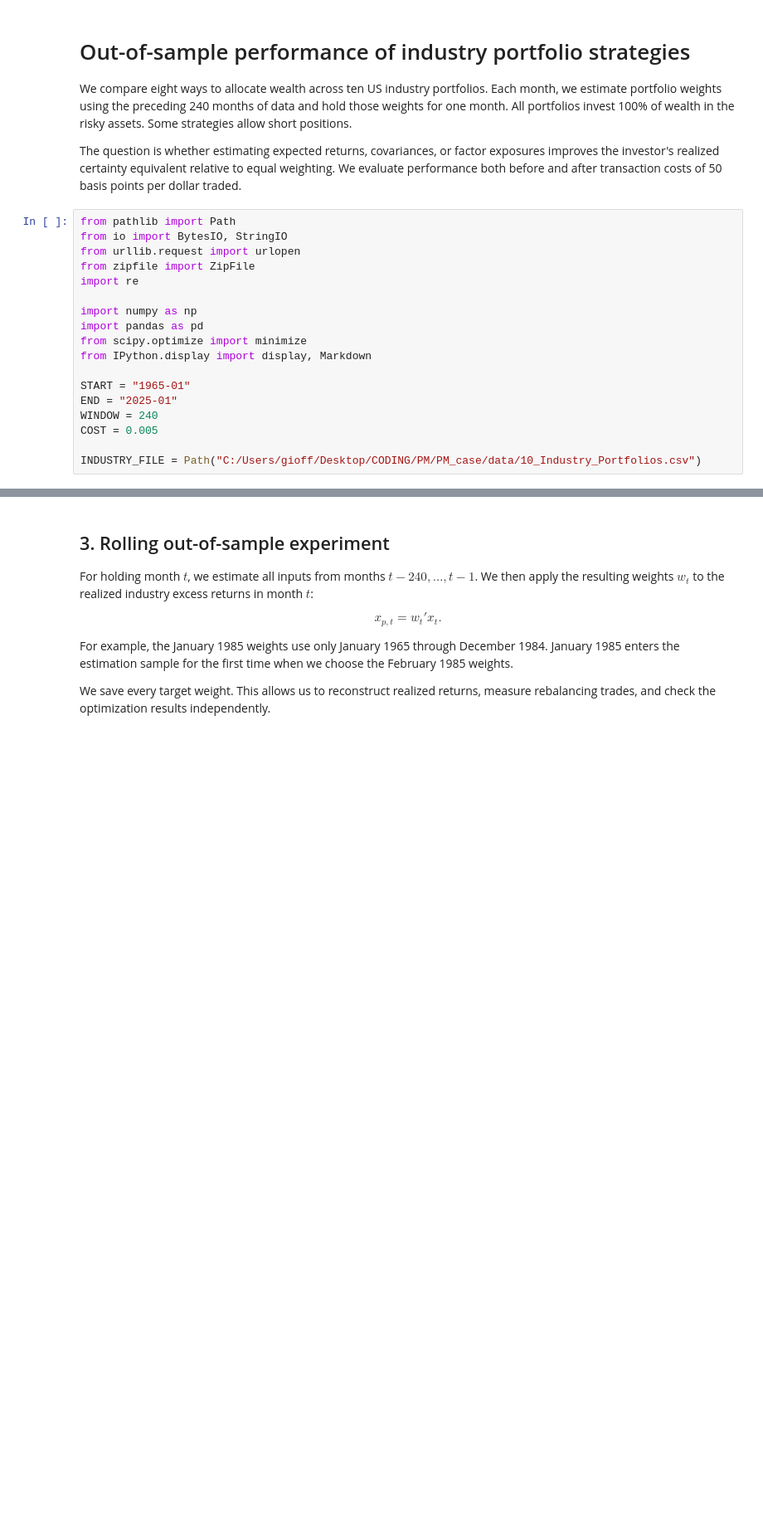
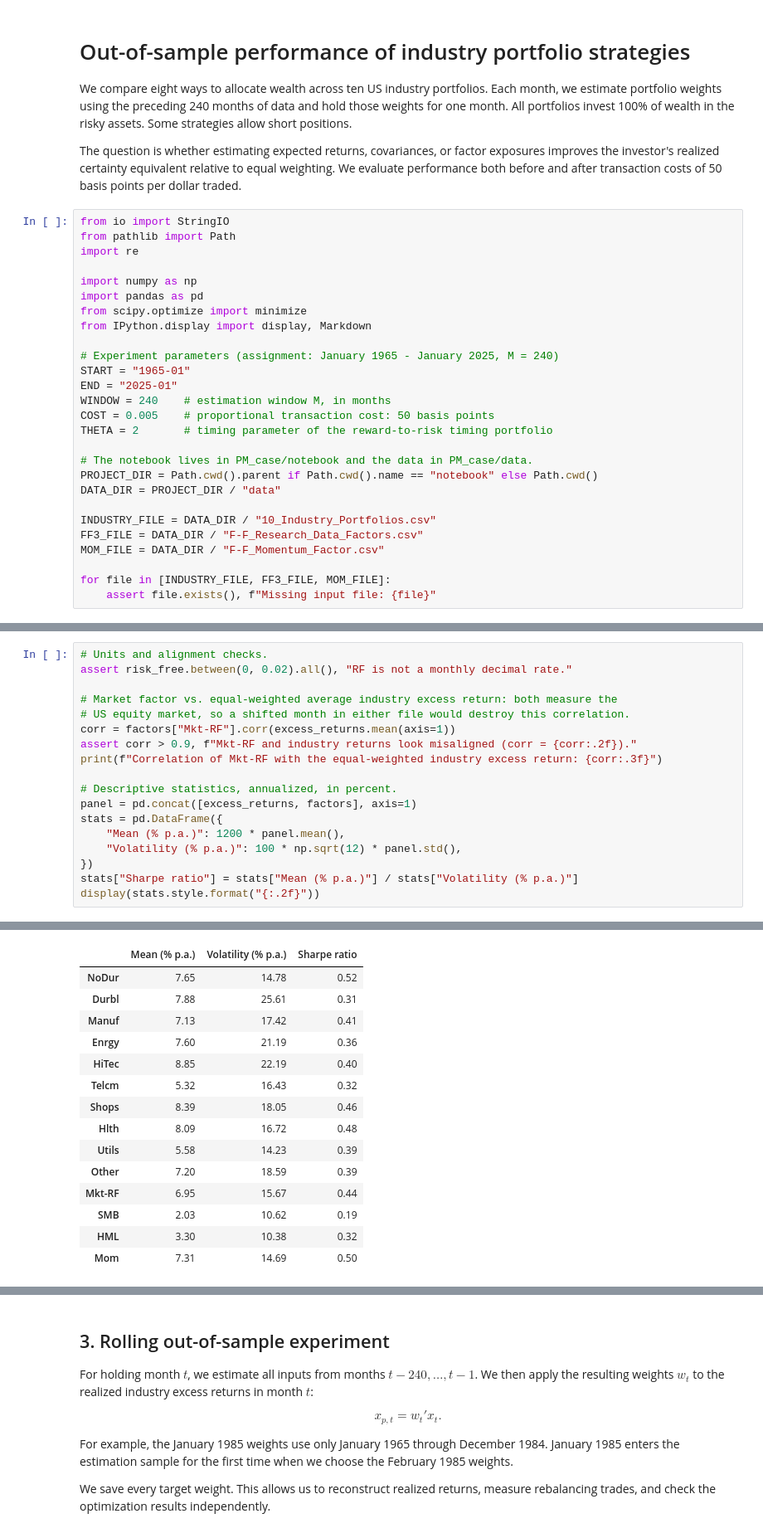
Before and after one commit to giofiorio/PM_case, a Jupyter notebook: notebook/pm_assignment.ipynb, the cells around one changed output, grey strips where cells are left out. Shown at 83% size. Drawn from its saved outputs; the diff is of its cells as text; blank space fills up the shorter version.

```diff
--- a/notebook/pm_assignment.ipynb
+++ b/notebook/pm_assignment.ipynb
@@ -5,10 +5,8 @@ We compare eight ways to allocate wealth across ten US industry portfolios. Each
 
 The question is whether estimating expected returns, covariances, or factor exposures improves the investor's realized certainty equivalent relative to equal weighting. We evaluate performance both before and after transaction costs of 50 basis points per dollar traded.
 # %%
+from io import StringIO
 from pathlib import Path
-from io import BytesIO, StringIO
-from urllib.request import urlopen
-from zipfile import ZipFile
 import re
 
 import numpy as np
@@ -16,12 +14,23 @@ import pandas as pd
 from scipy.optimize import minimize
 from IPython.display import display, Markdown
 
+# Experiment parameters (assignment: January 1965 - January 2025, M = 240)
 START = "1965-01"
 END = "2025-01"
-WINDOW = 240
-COST = 0.005
+WINDOW = 240    # estimation window M, in months
+COST = 0.005    # proportional transaction cost: 50 basis points
+THETA = 2       # timing parameter of the reward-to-risk timing portfolio
 
-INDUSTRY_FILE = Path("C:/Users/gioff/Desktop/CODING/PM/PM_case/data/10_Industry_Portfolios.csv")
+# The notebook lives in PM_case/notebook and the data in PM_case/data.
+PROJECT_DIR = Path.cwd().parent if Path.cwd().name == "notebook" else Path.cwd()
+DATA_DIR = PROJECT_DIR / "data"
+
+INDUSTRY_FILE = DATA_DIR / "10_Industry_Portfolios.csv"
+FF3_FILE = DATA_DIR / "F-F_Research_Data_Factors.csv"
+MOM_FILE = DATA_DIR / "F-F_Momentum_Factor.csv"
+
+for file in [INDUSTRY_FILE, FF3_FILE, MOM_FILE]:
+    assert file.exists(), f"Missing input file: {file}"
 # %% [markdown]
 ## 1. Data and return definitions
 
@@ -108,3 +113,22 @@ Sample: 1965-01 to 2025-01 (721 months)
 First estimation window: 1965-01 to 1984-12
 Holding period: 1985-01 to 2025-01
 Out-of-sample months: 481
+# %%
+# Units and alignment checks.
+assert risk_free.between(0, 0.02).all(), "RF is not a monthly decimal rate."
+
+# Market factor vs. equal-weighted average industry excess return: both measure the
+# US equity market, so a shifted month in either file would destroy this correlation.
+corr = factors["Mkt-RF"].corr(excess_returns.mean(axis=1))
+assert corr > 0.9, f"Mkt-RF and industry returns look misaligned (corr = {corr:.2f})."
+print(f"Correlation of Mkt-RF with the equal-weighted industry excess return: {corr:.3f}")
+
+# Descriptive statistics, annualized, in percent.
+panel = pd.concat([excess_returns, factors], axis=1)
+stats = pd.DataFrame({
+    "Mean (% p.a.)": 1200 * panel.mean(),
+    "Volatility (% p.a.)": 100 * np.sqrt(12) * panel.std(),
+})
+stats["Sharpe ratio"] = stats["Mean (% p.a.)"] / stats["Volatility (% p.a.)"]
+display(stats.style.format("{:.2f}"))
+# %% [output]
@@ -111,3 +136,18 @@ Out-of-sample months: 481
+|  | Mean (% p.a.) | Volatility (% p.a.) | Sharpe ratio |
+| NoDur | 7.65 | 14.78 | 0.52 |
+| Durbl | 7.88 | 25.61 | 0.31 |
+| Manuf | 7.13 | 17.42 | 0.41 |
+| Enrgy | 7.60 | 21.19 | 0.36 |
+| HiTec | 8.85 | 22.19 | 0.40 |
+| Telcm | 5.32 | 16.43 | 0.32 |
+| Shops | 8.39 | 18.05 | 0.46 |
+| Hlth | 8.09 | 16.72 | 0.48 |
+| Utils | 5.58 | 14.23 | 0.39 |
+| Other | 7.20 | 18.59 | 0.39 |
+| Mkt-RF | 6.95 | 15.67 | 0.44 |
+| SMB | 2.03 | 10.62 | 0.19 |
+| HML | 3.30 | 10.38 | 0.32 |
+| Mom | 7.31 | 14.69 | 0.50 |
 # %% [markdown]
 ## 2. Portfolio weights
 
```
Also changed, not shown: parts of 7 cells of this notebook.
